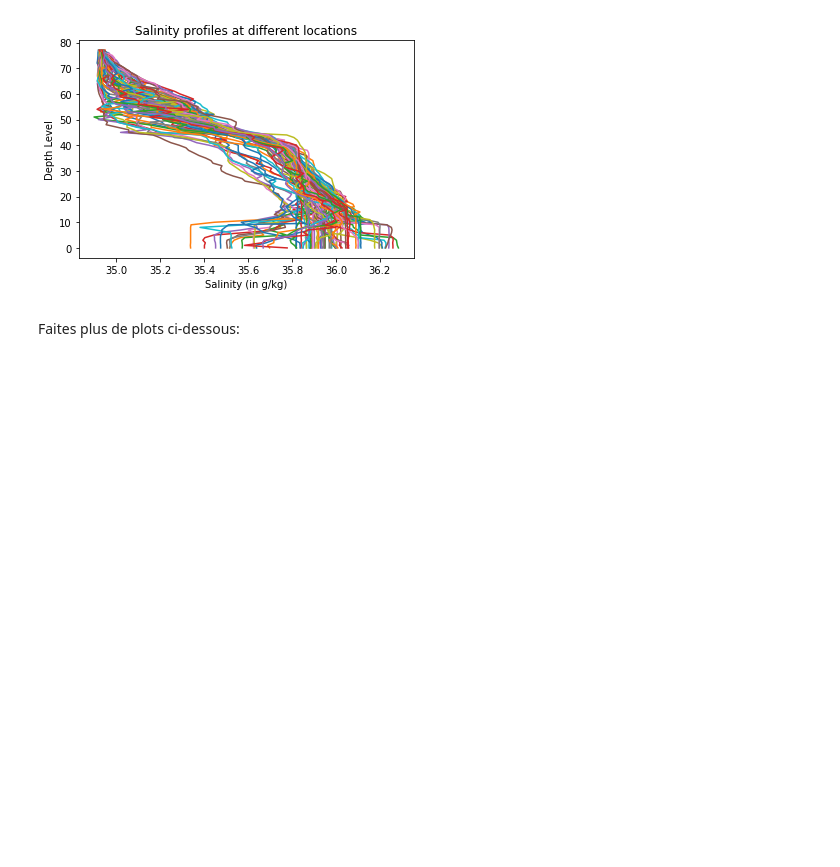
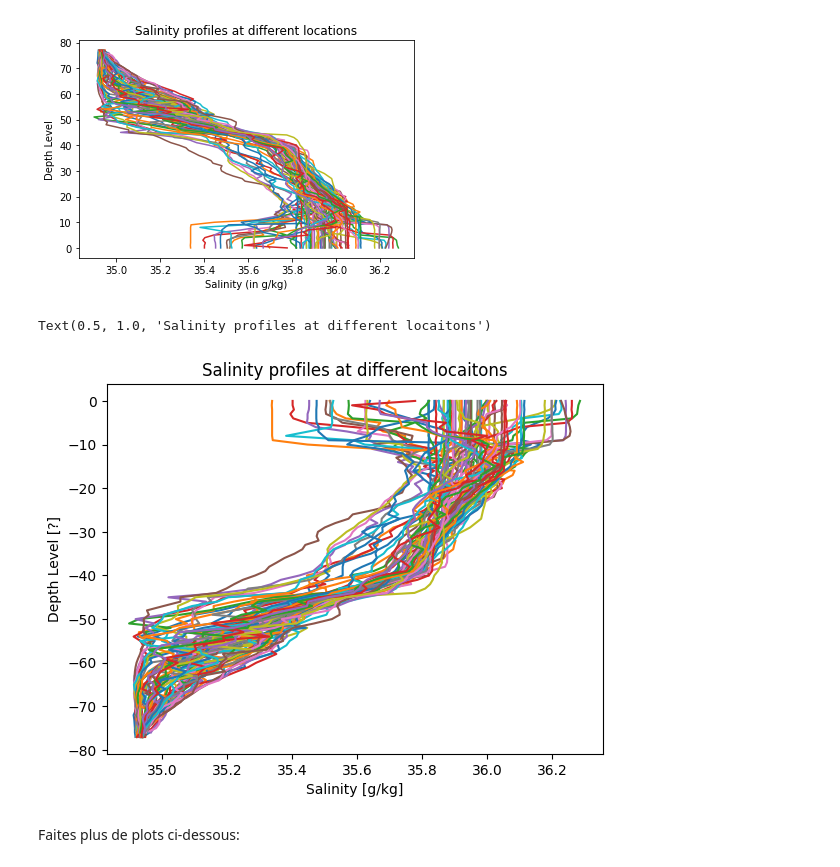
Before and after one commit to AmandaSeebaluck/2024_Geoinformatique_I, a Jupyter notebook: Copie_de_S4_IP_exercice.ipynb, the cells around one changed output. Cells and saved outputs as stored; diff of their text form; code cells hidden in the pictures; blank space fills up the shorter version.

```diff
--- a/Copie_de_S4_IP_exercice.ipynb
+++ b/Copie_de_S4_IP_exercice.ipynb
@@ -71,0 +78,12 @@ ___,___,___,___,___,___,___ = [np.___(___[___]) for ___ in range(___)]
+# %%
+# Parcourir les fichiers dans "files" et charger chaque fichier selon son nom
+date, T, level, lat, P, lon, S = [np.load(files[i]) for i in range(len(files))]
+
+# les données chargées dans les variables respectives
+print("Température : ", T)
+print("Salinité : ", S)
+print("Pression : ", P)
+print("Latitude : ", lat)
+print("Longitude : ", lon)
+print("Date : ", date)
+print("Niveau : ", level)
@@ -180,9 +289,12 @@ Conseil 2 : Chaque graphique doit avoir une ligne pour chaque colonne de donnée
 # %% [markdown]
 ![Salinity_example.png](embedded-picture-1)
 # %%
-plt.plot(___,___) ; # Le point-virgule empêche l'impression des objets de ligne
-plt.xlabel(___) # Prend une chaîne de caractères comme argument
-plt.ylabel(___)
-plt.title(___)
+plt.plot(S, -level) ; # Le point-virgule empêche l'impression des objets de ligne
+plt.xlabel('Salinity [g/kg]') # Prend une chaîne de caractères comme argument
+plt.ylabel('Depth Level [?]')
+plt.title('Salinity profiles at different locaitons')
+# %% [output]
+Text(0.5, 1.0, 'Salinity profiles at different locaitons')
+[figure, added]
 # %% [markdown]
 Faites plus de plots ci-dessous:
```
Also changed, not shown: parts of 54 cells of this notebook.
